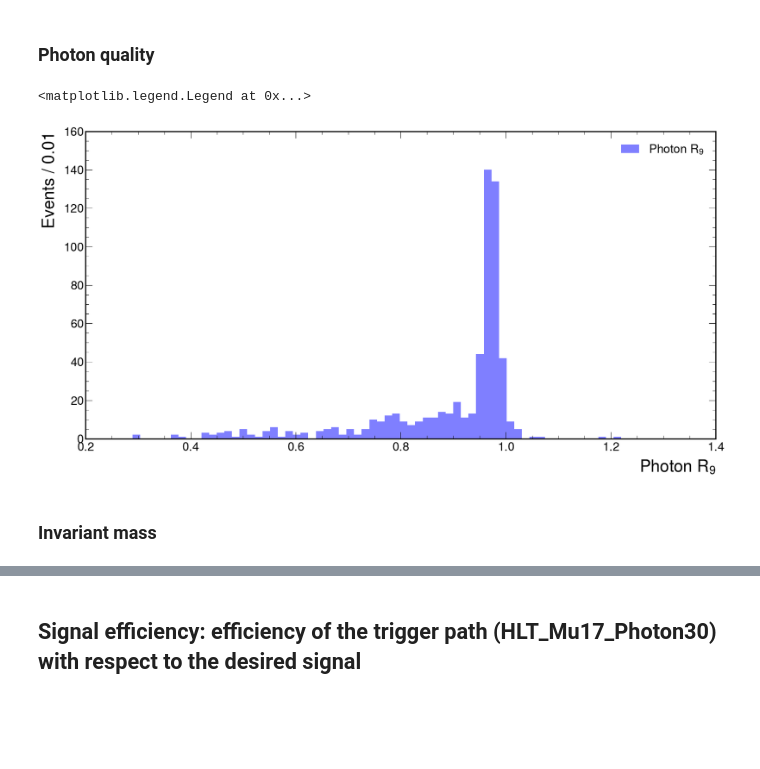
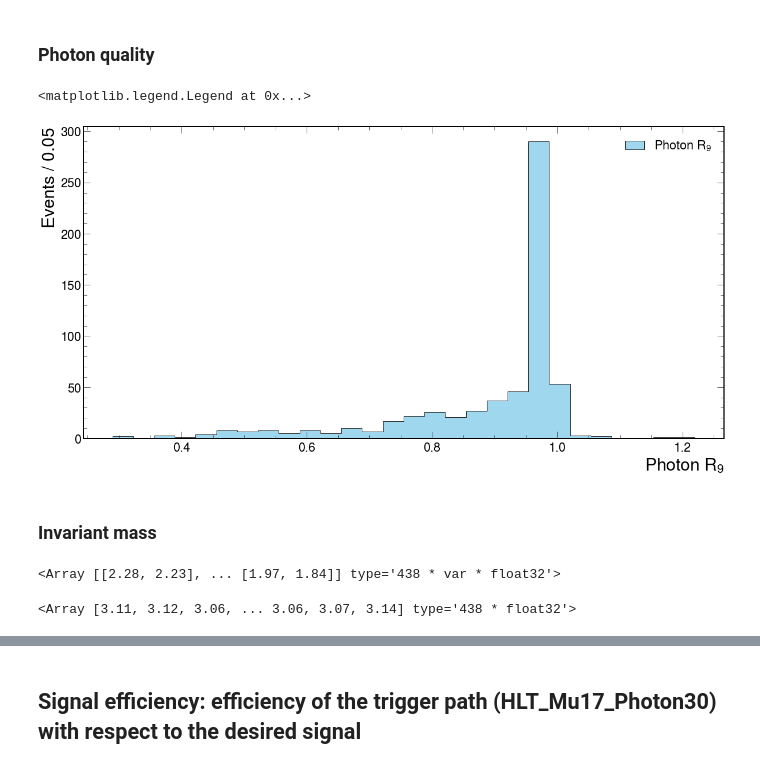
Before and after one commit to javivilladamigo/ResearchActivities, a Jupyter notebook: coffeaAnalysis.ipynb, the cells around one changed output, grey strips where cells are left out. Saved outputs shown, nothing was run; the diff lists cells and outputs as text; code cells hidden in the pictures; blank space fills up the shorter version.

```diff
--- a/coffeaAnalysis.ipynb
+++ b/coffeaAnalysis.ipynb
@@ -11,8 +11,9 @@ import awkward as ak
 import hist
 import matplotlib.pyplot as plt
 import mplhep as hep
-hep.style.use("CMS")
+plt.style.use([hep.style.CMS])
 from coffea.nanoevents import NanoEventsFactory, NanoAODSchema
+import ROOT as r
 # %%
 # read the file
 
@@ -153,33 +163,31 @@ ax.legend()
 # %% [markdown]
 ### Photon quality
 # %%
-nbins = 64
+obs = ak.flatten(events.Photon.r9, axis = None)
 
-counts, bins = np.histogram(ak.flatten(events.Photon.r9, axis = None), nbins) # we flatten the ak-array to have all the values in a 1D-array
-                                                                                 # we also compute the bins heights (counts)
-                                                                                 # and the bin edges (bins)
-                                                                                 # for a given number of bins (nbins)
+min = 0
+max = 1.4
+width = 0.05
 
-width = bins[1] - bins[0]
-
+nbins = int(round((max - min) / width))
 
 fig, ax = plt.subplots(figsize=(20, 10))
-hep.histplot(
-    counts,
-    bins = bins,
-    histtype = "fill",
-    color = "b",
-    alpha = 0.5,
-    edgecolor = "red",
-    label = r"Photon $R_{9}$",
-    ax = ax,
+ax.hist(
+    obs,
+    bins = nbins,
+    histtype = "stepfilled",
+    color = "skyblue",
+    alpha = 0.8,
+    edgecolor = "black",
+    label = r"Photon $R_{9}$"
 )
+
 ax.set_xlabel("Photon $R_{9}$", fontsize = 30)
 ax.set_ylabel("Events / %.2f" % width, fontsize = 30)
-#ax.set_xlim(pt_min, pt_max)
+#ax.set_xlim(min, max)
 ax.legend()
 # %% [output]
 <matplotlib.legend.Legend at 0x...>
-[figure, old version]
+[figure, new version]
 # %% [markdown]
 ### Invariant mass
@@ -185,0 +196,5 @@ ax.legend()
+# %%
+muon_theta = 2 * np.arctan(np.exp(selected_events.Muon.eta))
+muon_theta
+# %% [output]
+<Array [[2.28, 2.23], ... [1.97, 1.84]] type='438 * var * float32'>
@@ -185,0 +215,4 @@ ax.legend()
+# %%
+mumu_m
+# %% [output]
+<Array [3.11, 3.12, 3.06, ... 3.06, 3.07, 3.14] type='438 * float32'>
```
Also changed, not shown: parts of 11 cells of this notebook.
